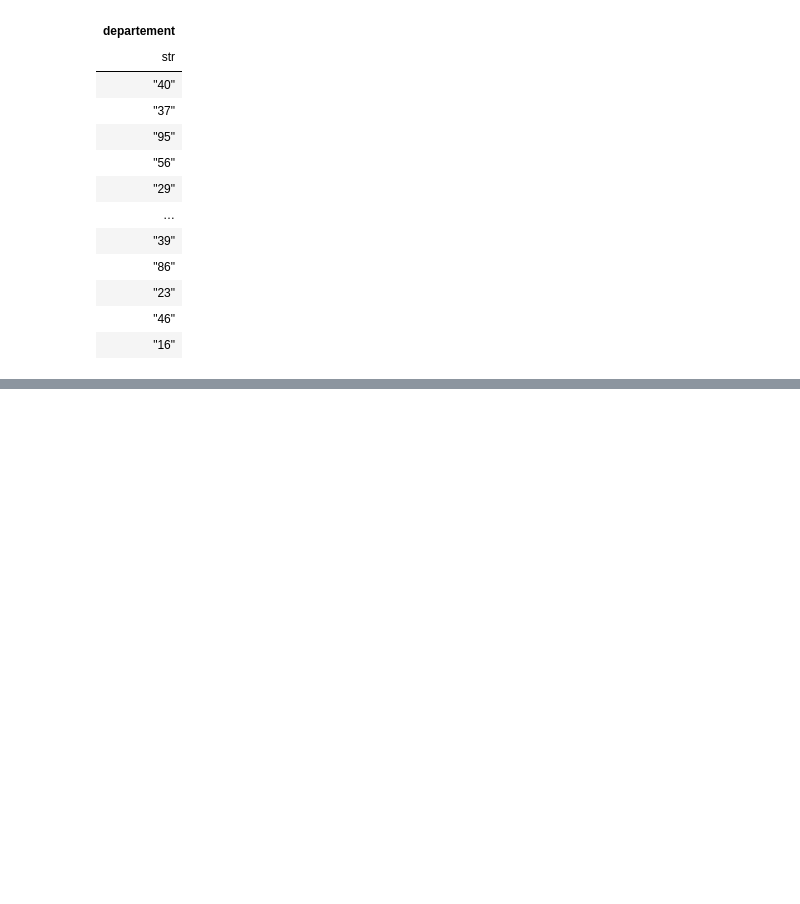
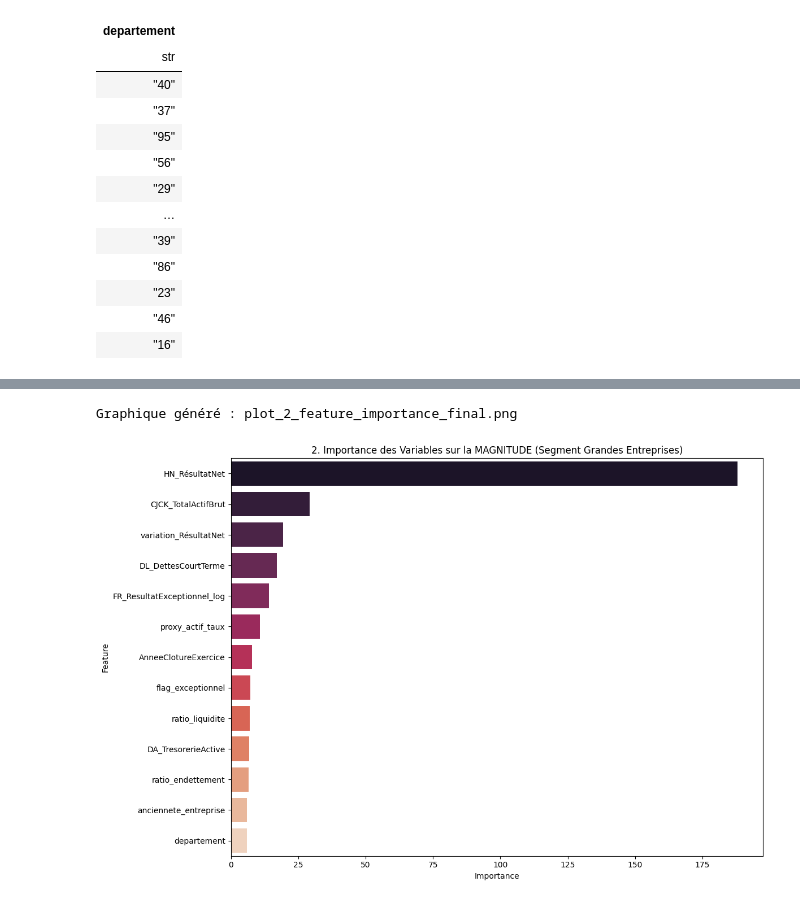
Before and after one commit to ugozchi/AS_Supervised_Learning, a Jupyter notebook: Notebooks/04_Duel_ML.ipynb, the cells around one changed output, grey strips where cells are left out. Drawn from its saved outputs; the diff is of its cells as text; code cells hidden in the pictures; blank space fills up the shorter version.

Commit message:
all graph

```diff
--- a/Notebooks/04_Duel_ML.ipynb
+++ b/Notebooks/04_Duel_ML.ipynb
@@ -2734,3 +2734,29 @@ Fold 4: MAE=155,822€, R2=0.6085
 Graphiques générés : 'feature_importance_target_encoded.png' et 'prediction_vs_realite_target_encoded.png'
 [figure]
 [figure]
+# %%
+# ==================================================
+# PLOT 2: FEATURE IMPORTANCE (JUSTIFICATION DES FEATURES)
+# Utilise reg_model_final (modèle de régression Magnitude)
+# ==================================================
+try:
+    importance = reg_model_final.get_booster().get_score(importance_type='gain')
+    importance_df = pd.DataFrame(list(importance.items()), columns=['Feature', 'Importance'])
+    importance_df = importance_df.sort_values(by='Importance', ascending=False)
+
+    plt.figure(figsize=(12, 8))
+    sns.barplot(
+        x='Importance',
+        y='Feature',
+        data=importance_df.head(15),
+        palette="rocket"
+    )
+    plt.title("2. Importance des Variables sur la MAGNITUDE (Segment Grandes Entreprises)")
+    plt.tight_layout()
+    plt.savefig("plot_2_feature_importance_final.png")
+    print("Graphique généré : plot_2_feature_importance_final.png")
+except NameError:
+    print("Impossible de générer le plot d'importance sans 'reg_model_final' défini.")
+# %% [output]
+Graphique généré : plot_2_feature_importance_final.png
+[figure, added]
```
Also changed, not shown: parts of 2 cells of this notebook, 3 other files.
